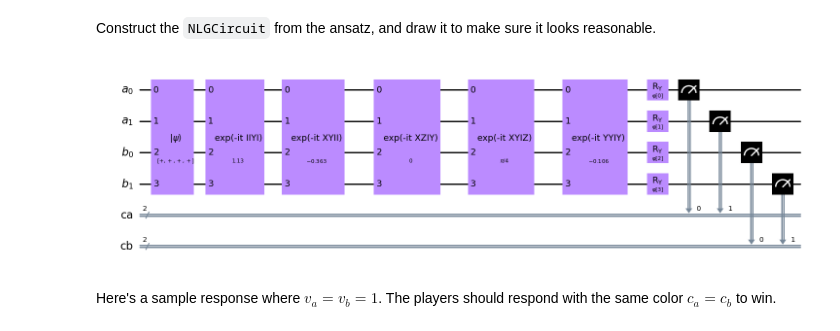
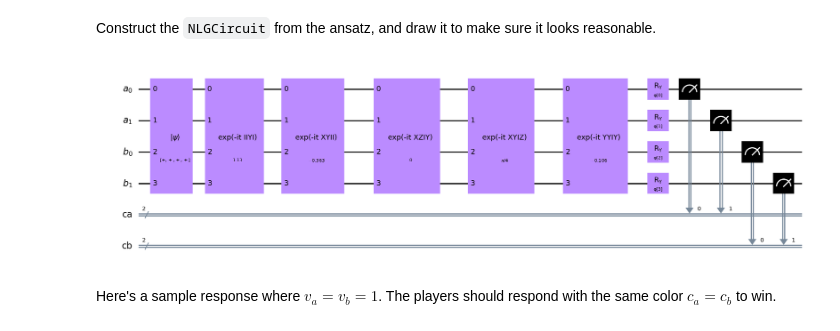
Before and after one commit to jfurches/nonlocalgames, a Jupyter notebook: g14.ipynb, the cells around one changed output. Drawn from its saved outputs; the diff is of its cells as text; code cells hidden in the pictures.

Commit message:
Save circuit figures

```diff
--- a/g14.ipynb
+++ b/g14.ipynb
@@ -122,11 +120,16 @@ shared_state.draw('mpl')
 # %% [markdown]
 Construct the `NLGCircuit` from the ansatz, and draw it to make sure it looks reasonable.
 # %%
+import matplotlib.pyplot as plt
+
 sim = AerSimulator()
 nlg = NLGCircuit(shared_state, phi, sim=sim)
-nlg.qc.draw('mpl')
+fig: plt.Figure = nlg.qc.draw('mpl')
+fig.tight_layout()
+fig.savefig('plots/g14_imbalanced/circuit.png', dpi=300)
+fig
 # %% [output]
-[figure, old version]
+[figure, new version]
 # %% [markdown]
 Here's a sample response where $v_a = v_b = 1$. The players should respond with the same color $c_a = c_b$ to win.
 # %%
```
Also changed, not shown: parts of 3 cells of this notebook, 2 other files.
